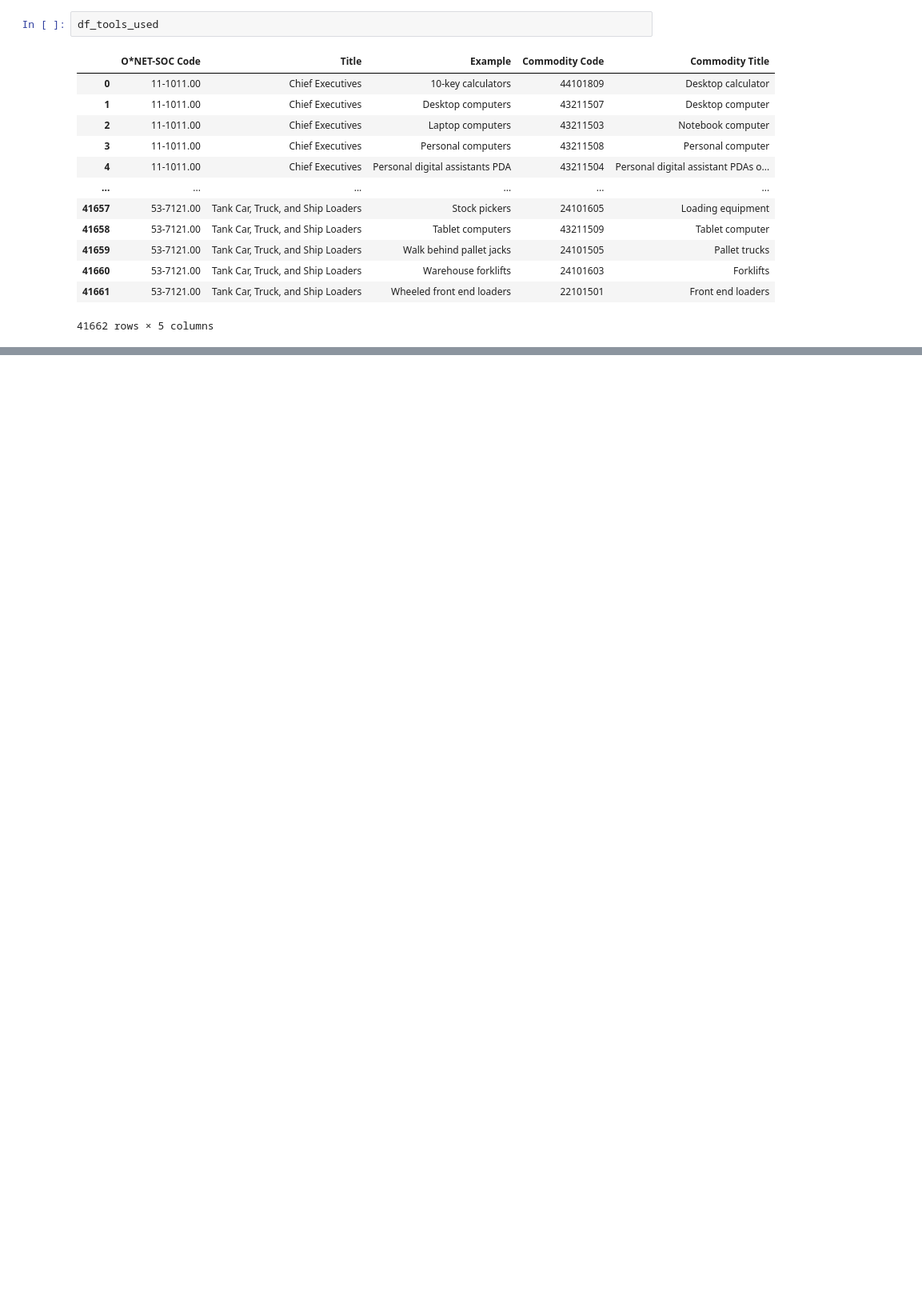
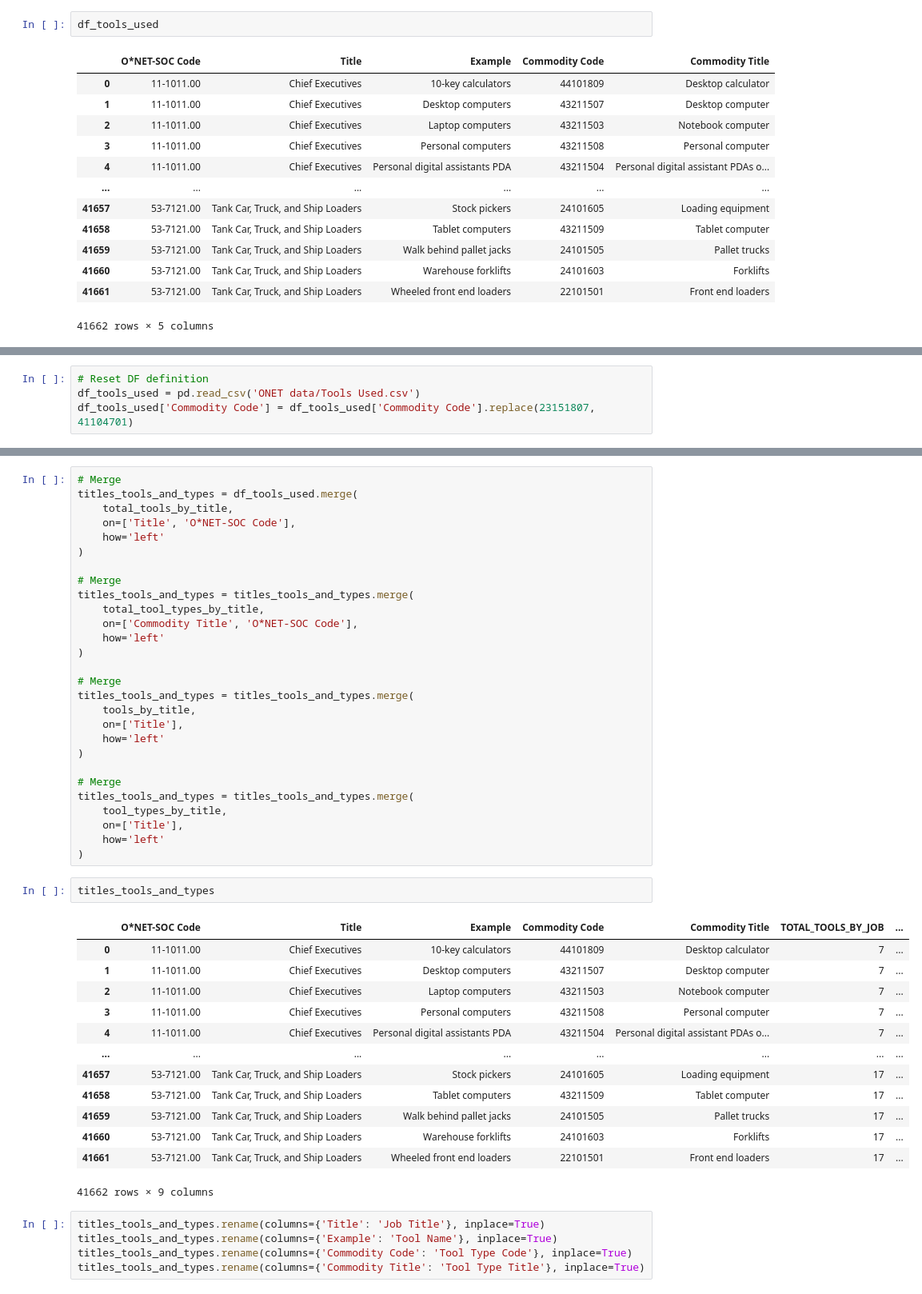
Before and after one commit to matthewcavanaugh96/magnimind, a Jupyter notebook: AI Job Displacement/Part 1-2 Tools Aggregates.ipynb, the cells around one changed output, grey strips where cells are left out. Shown at 80% size. Cells and saved outputs as stored; diff of their text form; blank space fills up the shorter version.

```diff
--- a/AI Job Displacement/Part 1-2 Tools Aggregates.ipynb
+++ b/AI Job Displacement/Part 1-2 Tools Aggregates.ipynb
@@ -42,0 +149,4 @@ df_tools_used
+# %%
+# Reset DF definition
+df_tools_used = pd.read_csv('ONET data/Tools Used.csv')
+df_tools_used['Commodity Code'] = df_tools_used['Commodity Code'].replace(23151807, 41104701)
@@ -42,0 +207,49 @@ df_tools_used
+# %%
+# Merge
+titles_tools_and_types = df_tools_used.merge(
+    total_tools_by_title,
+    on=['Title', 'O*NET-SOC Code'],
+    how='left'
+)
+
+# Merge
+titles_tools_and_types = titles_tools_and_types.merge(
+    total_tool_types_by_title,
+    on=['Commodity Title', 'O*NET-SOC Code'],
+    how='left'
+)
+
+# Merge
+titles_tools_and_types = titles_tools_and_types.merge(
+    tools_by_title,
+    on=['Title'],
+    how='left'
+)
+
+# Merge
+titles_tools_and_types = titles_tools_and_types.merge(
+    tool_types_by_title,
+    on=['Title'],
+    how='left'
+)
+# %%
+titles_tools_and_types
+# %% [output]
+|  | O*NET-SOC Code | Title | Example | Commodity Code | Commodity Title | TOTAL_TOOLS_BY_JOB | ... |
+| 0 | 11-1011.00 | Chief Executives | 10-key calculators | 44101809 | Desktop calculator | 7 | ... |
+| 1 | 11-1011.00 | Chief Executives | Desktop computers | 43211507 | Desktop computer | 7 | ... |
+| 2 | 11-1011.00 | Chief Executives | Laptop computers | 43211503 | Notebook computer | 7 | ... |
+| 3 | 11-1011.00 | Chief Executives | Personal computers | 43211508 | Personal computer | 7 | ... |
+| 4 | 11-1011.00 | Chief Executives | Personal digital assistants PDA | 43211504 | Personal digital assistant PDAs o... | 7 | ... |
+| ... | ... | ... | ... | ... | ... | ... | ... |
+| 41657 | 53-7121.00 | Tank Car, Truck, and Ship Loaders | Stock pickers | 24101605 | Loading equipment | 17 | ... |
+| 41658 | 53-7121.00 | Tank Car, Truck, and Ship Loaders | Tablet computers | 43211509 | Tablet computer | 17 | ... |
+| 41659 | 53-7121.00 | Tank Car, Truck, and Ship Loaders | Walk behind pallet jacks | 24101505 | Pallet trucks | 17 | ... |
+| 41660 | 53-7121.00 | Tank Car, Truck, and Ship Loaders | Warehouse forklifts | 24101603 | Forklifts | 17 | ... |
+| 41661 | 53-7121.00 | Tank Car, Truck, and Ship Loaders | Wheeled front end loaders | 22101501 | Front end loaders | 17 | ... |
+41662 rows × 9 columns
+# %%
+titles_tools_and_types.rename(columns={'Title': 'Job Title'}, inplace=True)
+titles_tools_and_types.rename(columns={'Example': 'Tool Name'}, inplace=True)
+titles_tools_and_types.rename(columns={'Commodity Code': 'Tool Type Code'}, inplace=True)
+titles_tools_and_types.rename(columns={'Commodity Title': 'Tool Type Title'}, inplace=True)
```
Also changed, not shown: parts of 15 cells of this notebook, 6 other files.
